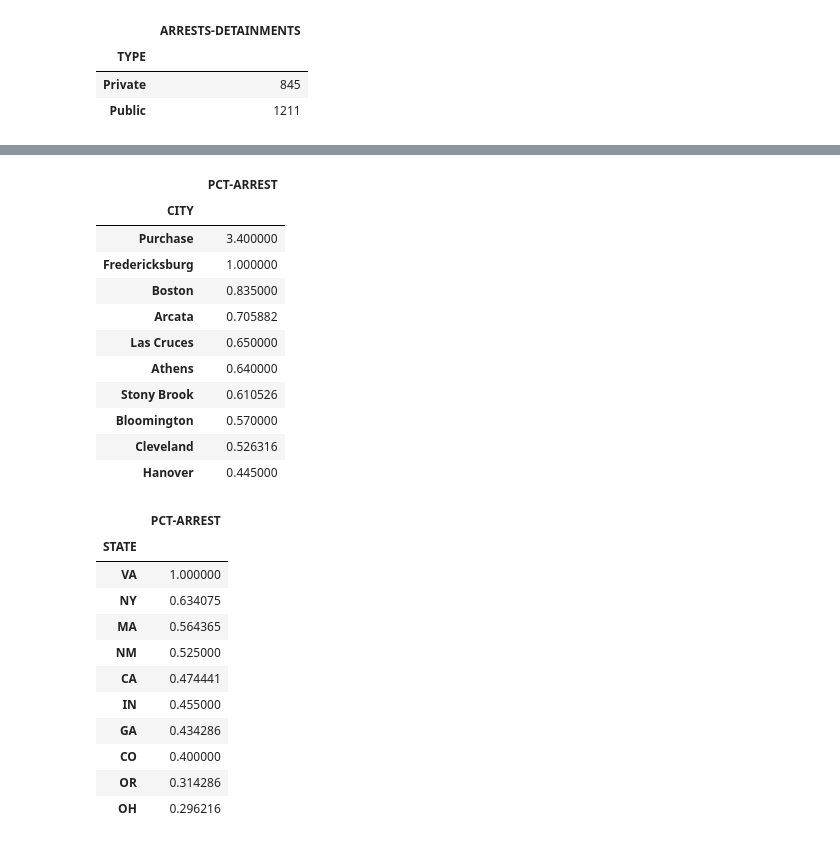
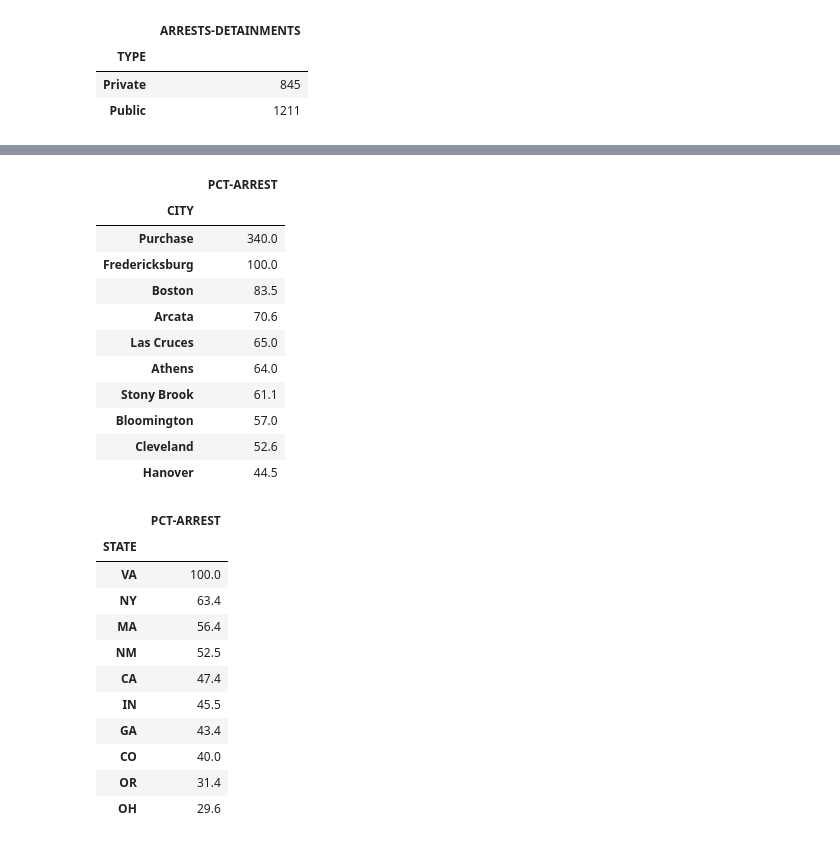
Before and after one commit to miahollie/encampment-proj, a Jupyter notebook: group-encampment-project/arrest-crowd-book.ipynb, the cells around one changed output, grey strips where cells are left out. Saved outputs shown, nothing was run; the diff lists cells and outputs as text; code cells hidden in the pictures.

```diff
--- a/group-encampment-project/arrest-crowd-book.ipynb
+++ b/group-encampment-project/arrest-crowd-book.ipynb
@@ -57,7 +57,7 @@ df
 # %%
 ## make a new column that shows arrests as a percentage of the average crowd size
 
-df['PCT-ARREST'] = df.apply(lambda x: x["ARRESTS-DETAINMENTS"] / x["AVG-CROWD"], axis = 1)
+df['PCT-ARREST'] = df.apply (lambda x: ((x["ARRESTS-DETAINMENTS"] / x["AVG-CROWD"]*100)), axis = 1)
 df
 # %% [output]
 |  | CAMPUS | TYPE | ARRESTS-DETAINMENTS | CITY | STATE | CROWD-SIZE-1 | CROWD-SIZE-2 | CROWD-SIZE-3 | ... |
@@ -77,3 +77,8 @@ df
 | 45 | University of South Florida | Public | 13 | Tampa | FL | 100.0 | 90.0 | NaN | ... |
 | 46 | University of Tennessee, Knoxville | Public | 9 | Knoxville | TN | 100.0 | NaN | NaN | ... |
 | 47 | Yale University | Private | 52 | New Haven | CT | 250.0 | 200.0 | 549.5 | ... |
+# %%
+## round to one dec place
+
+df1 = df.round(1)
+df1
@@ -148,34 +171,35 @@ df.sort_values("PCT-ARREST", ascending = True).head(10)
 # %%
 ## which cities arrested the highest percentage of protesters, based on the ratio of arrests to crowd size?\
 
-df.groupby("CITY")["PCT-ARREST"].mean().sort_values(ascending = False).head(10).to_frame()
+df1.groupby("CITY")["PCT-ARREST"].mean().sort_values(ascending = False).head(10).to_frame()
 # %% [output]
 |  | PCT-ARREST |
 | CITY |  |
-| Purchase | 3.400000 |
-| Fredericksburg | 1.000000 |
-| Boston | 0.835000 |
-| Arcata | 0.705882 |
-| Las Cruces | 0.650000 |
-| Athens | 0.640000 |
-| Stony Brook | 0.610526 |
-| Bloomington | 0.570000 |
-| Cleveland | 0.526316 |
-| Hanover | 0.445000 |
+| Purchase | 340.0 |
+| Fredericksburg | 100.0 |
+| Boston | 83.5 |
+| Arcata | 70.6 |
+| Las Cruces | 65.0 |
+| Athens | 64.0 |
+| Stony Brook | 61.1 |
+| Bloomington | 57.0 |
+| Cleveland | 52.6 |
+| Hanover | 44.5 |
 # %%
 ## which states arrested the highest percentage of protesters, based on the ratio of arrests to crowd size?
 
-df.groupby("STATE")["PCT-ARREST"].mean().sort_values(ascending = False).head(10).to_frame()
+df2 = df1.groupby("STATE")["PCT-ARREST"].mean().sort_values(ascending = False).head(10).to_frame()
+df2.round(1)
 # %% [output]
 |  | PCT-ARREST |
 | STATE |  |
-| VA | 1.000000 |
-| NY | 0.634075 |
-| MA | 0.564365 |
-| NM | 0.525000 |
-| CA | 0.474441 |
-| IN | 0.455000 |
-| GA | 0.434286 |
-| CO | 0.400000 |
-| OR | 0.314286 |
-| OH | 0.296216 |
+| VA | 100.0 |
+| NY | 63.4 |
+| MA | 56.4 |
+| NM | 52.5 |
+| CA | 47.4 |
+| IN | 45.5 |
+| GA | 43.4 |
+| CO | 40.0 |
+| OR | 31.4 |
+| OH | 29.6 |
```
Also changed, not shown: parts of 6 cells of this notebook.
